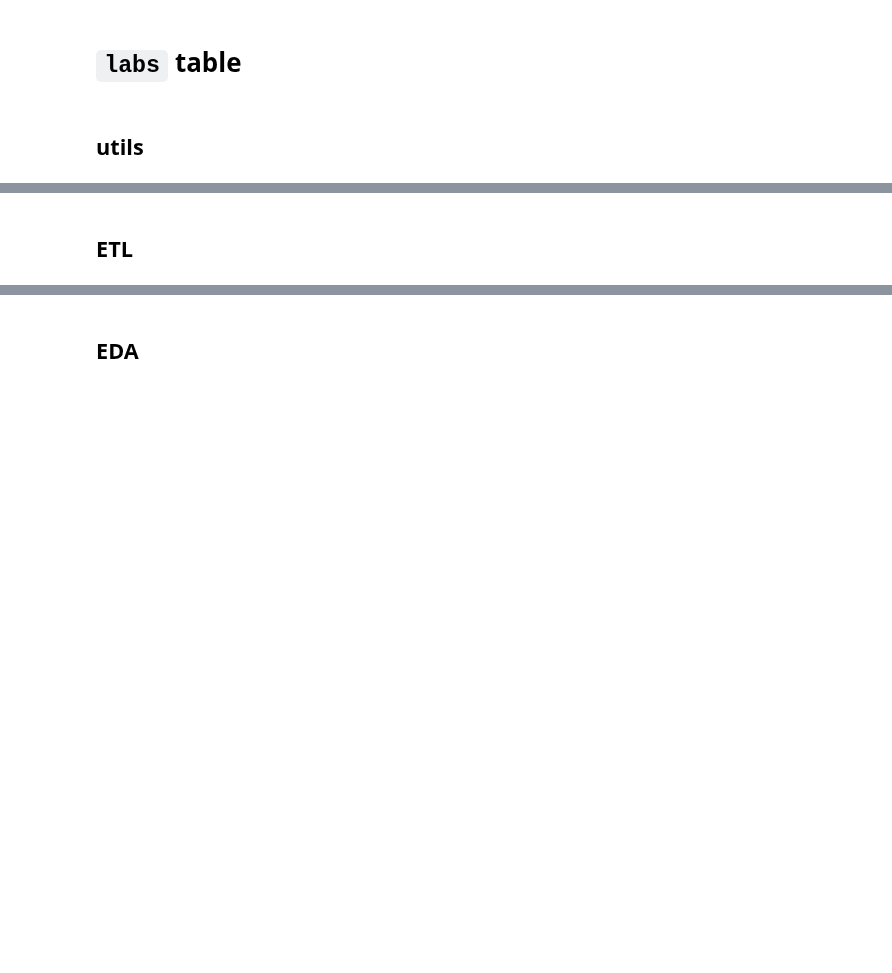
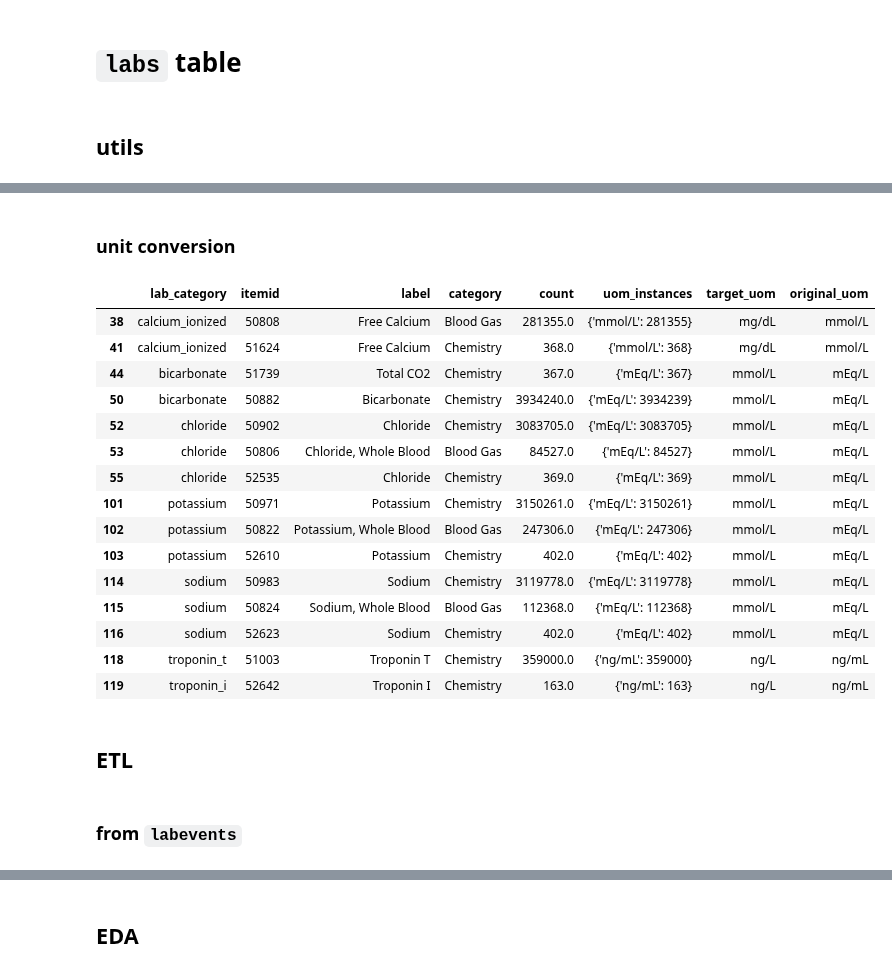
Before and after one commit to oldsandiaz/mimicclif, a Jupyter notebook: code/mimic-4.3.1-to-clif-2.0.ipynb, the cells around one changed output, grey strips where cells are left out. Drawn from its saved outputs; the diff is of its cells as text; code cells hidden in the pictures; blank space fills up the shorter version.

Commit message:
finished labs table (only short of three labs that are not used for ATS)

```diff
--- a/code/mimic-4.3.1-to-clif-2.0.ipynb
+++ b/code/mimic-4.3.1-to-clif-2.0.ipynb
@@ -2311,0 +2298,6 @@ item label: Impella Position; value instances: {'Sutured': 1629, 'Marked': 1149,
+# %%
+# labs
+labs_mapping = load_mapping_csv("labs")
+labs_mapping.dropna(subset = ["itemid"], inplace = True)
+labs_mapping["itemid"] = labs_mapping["itemid"].astype(int)
+labs_id_to_category_mapper = construct_mapper_dict(labs_mapping, "itemid", "lab_category")
@@ -2365,2 +2409,34 @@ def gen_lab_item_candidate_table(kw, blood_only = True,
+# %% [markdown]
+### unit conversion
+# %%
+# lab items that need unit conversion -- which are all from labevents, not chartevents
+labs_items_to_convert = labs_mapping.loc[
+    labs_mapping["decision"].isin(["TO MAP, CONVERT UOM"]),
+].copy()
+labs_items_to_convert.drop(columns = ["decision", "fluid", # "category",
+                                      "value_instances", "abbreviation", "status", "note"], inplace = True)
+labs_items_to_convert["original_uom"] = labs_items_to_convert["uom_instances"].apply(
+    lambda x: list(eval(x).keys())[0] if pd.notna(x) else None
+    )
+labs_items_to_convert
+# %% [output]
+|  | lab_category | itemid | label | category | count | uom_instances | target_uom | original_uom |
+| 38 | calcium_ionized | 50808 | Free Calcium | Blood Gas | 281355.0 | {'mmol/L': 281355} | mg/dL | mmol/L |
+| 41 | calcium_ionized | 51624 | Free Calcium | Chemistry | 368.0 | {'mmol/L': 368} | mg/dL | mmol/L |
+| 44 | bicarbonate | 51739 | Total CO2 | Chemistry | 367.0 | {'mEq/L': 367} | mmol/L | mEq/L |
+| 50 | bicarbonate | 50882 | Bicarbonate | Chemistry | 3934240.0 | {'mEq/L': 3934239} | mmol/L | mEq/L |
+| 52 | chloride | 50902 | Chloride | Chemistry | 3083705.0 | {'mEq/L': 3083705} | mmol/L | mEq/L |
+| 53 | chloride | 50806 | Chloride, Whole Blood | Blood Gas | 84527.0 | {'mEq/L': 84527} | mmol/L | mEq/L |
+| 55 | chloride | 52535 | Chloride | Chemistry | 369.0 | {'mEq/L': 369} | mmol/L | mEq/L |
+| 101 | potassium | 50971 | Potassium | Chemistry | 3150261.0 | {'mEq/L': 3150261} | mmol/L | mEq/L |
+| 102 | potassium | 50822 | Potassium, Whole Blood | Blood Gas | 247306.0 | {'mEq/L': 247306} | mmol/L | mEq/L |
+| 103 | potassium | 52610 | Potassium | Chemistry | 402.0 | {'mEq/L': 402} | mmol/L | mEq/L |
+| 114 | sodium | 50983 | Sodium | Chemistry | 3119778.0 | {'mEq/L': 3119778} | mmol/L | mEq/L |
+| 115 | sodium | 50824 | Sodium, Whole Blood | Blood Gas | 112368.0 | {'mEq/L': 112368} | mmol/L | mEq/L |
+| 116 | sodium | 52623 | Sodium | Chemistry | 402.0 | {'mEq/L': 402} | mmol/L | mEq/L |
+| 118 | troponin_t | 51003 | Troponin T | Chemistry | 359000.0 | {'ng/mL': 359000} | ng/L | ng/mL |
+| 119 | troponin_i | 52642 | Troponin I | Chemistry | 163.0 | {'ng/mL': 163} | ng/L | ng/mL |
 # %% [markdown]
 ## ETL
+# %% [markdown]
+### from `labevents`
```
Also changed, not shown: parts of 43 cells of this notebook, 4 other files.
